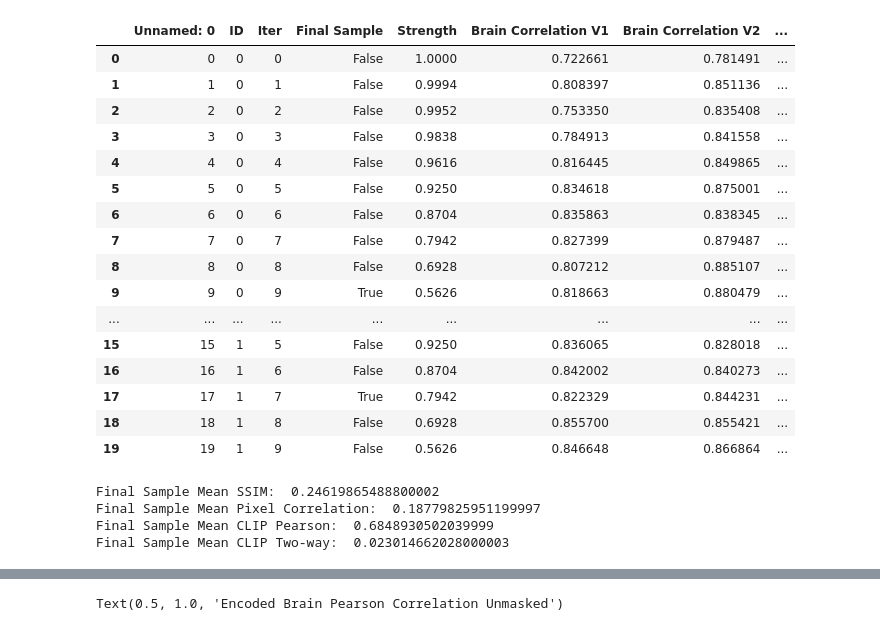
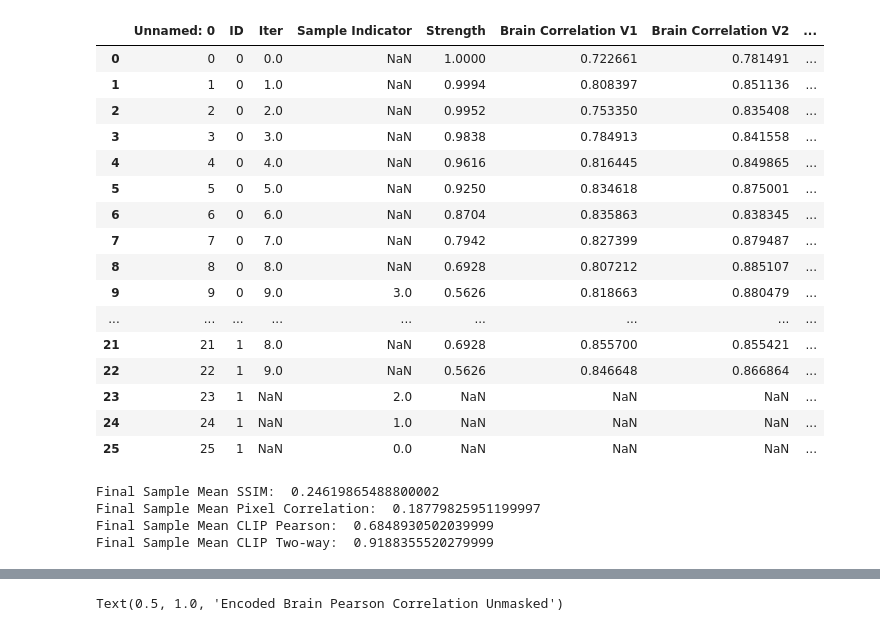
Before and after one commit to reesekneeland/Second-Sight, a Jupyter notebook: scripts/prepare_figures.ipynb, the cells around one changed output, grey strips where cells are left out. Drawn from its saved outputs; the diff is of its cells as text; code cells hidden in the pictures.

Commit message:
Updated dataframe

```diff
--- a/scripts/prepare_figures.ipynb
+++ b/scripts/prepare_figures.ipynb
@@ -15,27 +15,33 @@ import cv2
 # %%
 folder   = "SCS 10:250:5 HS nsd_general AE"
 log_path = "/export/raid1/home/kneel027/Second-Sight/logs/" + folder + "/statistics_df.csv"
 
 df = pd.read_csv(log_path)
-df.head(20)
+df.head(26)
+
+# Sample Indicator:
+#   0 --> Ground Truth
+#   1 --> Ground Truth CLIP
+#   2 --> Decoded CLIP Only
+#   3 --> Search Reconstruction
 # %% [output]
-|  | Unnamed: 0 | ID | Iter | Final Sample | Strength | Brain Correlation V1 | Brain Correlation V2 | ... |
-| 0 | 0 | 0 | 0 | False | 1.0000 | 0.722661 | 0.781491 | ... |
-| 1 | 1 | 0 | 1 | False | 0.9994 | 0.808397 | 0.851136 | ... |
-| 2 | 2 | 0 | 2 | False | 0.9952 | 0.753350 | 0.835408 | ... |
-| 3 | 3 | 0 | 3 | False | 0.9838 | 0.784913 | 0.841558 | ... |
-| 4 | 4 | 0 | 4 | False | 0.9616 | 0.816445 | 0.849865 | ... |
-| 5 | 5 | 0 | 5 | False | 0.9250 | 0.834618 | 0.875001 | ... |
-| 6 | 6 | 0 | 6 | False | 0.8704 | 0.835863 | 0.838345 | ... |
-| 7 | 7 | 0 | 7 | False | 0.7942 | 0.827399 | 0.879487 | ... |
-| 8 | 8 | 0 | 8 | False | 0.6928 | 0.807212 | 0.885107 | ... |
-| 9 | 9 | 0 | 9 | True | 0.5626 | 0.818663 | 0.880479 | ... |
+|  | Unnamed: 0 | ID | Iter | Sample Indicator | Strength | Brain Correlation V1 | Brain Correlation V2 | ... |
+| 0 | 0 | 0 | 0.0 | NaN | 1.0000 | 0.722661 | 0.781491 | ... |
+| 1 | 1 | 0 | 1.0 | NaN | 0.9994 | 0.808397 | 0.851136 | ... |
+| 2 | 2 | 0 | 2.0 | NaN | 0.9952 | 0.753350 | 0.835408 | ... |
+| 3 | 3 | 0 | 3.0 | NaN | 0.9838 | 0.784913 | 0.841558 | ... |
+| 4 | 4 | 0 | 4.0 | NaN | 0.9616 | 0.816445 | 0.849865 | ... |
+| 5 | 5 | 0 | 5.0 | NaN | 0.9250 | 0.834618 | 0.875001 | ... |
+| 6 | 6 | 0 | 6.0 | NaN | 0.8704 | 0.835863 | 0.838345 | ... |
+| 7 | 7 | 0 | 7.0 | NaN | 0.7942 | 0.827399 | 0.879487 | ... |
+| 8 | 8 | 0 | 8.0 | NaN | 0.6928 | 0.807212 | 0.885107 | ... |
+| 9 | 9 | 0 | 9.0 | 3.0 | 0.5626 | 0.818663 | 0.880479 | ... |
 | ... | ... | ... | ... | ... | ... | ... | ... | ... |
-| 15 | 15 | 1 | 5 | False | 0.9250 | 0.836065 | 0.828018 | ... |
-| 16 | 16 | 1 | 6 | False | 0.8704 | 0.842002 | 0.840273 | ... |
-| 17 | 17 | 1 | 7 | True | 0.7942 | 0.822329 | 0.844231 | ... |
-| 18 | 18 | 1 | 8 | False | 0.6928 | 0.855700 | 0.855421 | ... |
-| 19 | 19 | 1 | 9 | False | 0.5626 | 0.846648 | 0.866864 | ... |
+| 21 | 21 | 1 | 8.0 | NaN | 0.6928 | 0.855700 | 0.855421 | ... |
+| 22 | 22 | 1 | 9.0 | NaN | 0.5626 | 0.846648 | 0.866864 | ... |
+| 23 | 23 | 1 | NaN | 2.0 | NaN | NaN | NaN | ... |
+| 24 | 24 | 1 | NaN | 1.0 | NaN | NaN | NaN | ... |
+| 25 | 25 | 1 | NaN | 0.0 | NaN | NaN | NaN | ... |
 # %%
 # Statistical Analysis
 
@@ -47,7 +53,7 @@ df.head(20)
 #  Brain-Diffuser   |   .254   |  .356  | 91.5% |
 
 
-df_final_samples = df.loc[(df['Final Sample'] == True)]
+df_final_samples = df.loc[(df['Sample Indicator'] == 3.0)]
 
 print("Final Sample Mean SSIM: ", df_final_samples['SSIM'].mean())
 
@@ -60,7 +66,7 @@ print("Final Sample Mean CLIP Two-way: ", df_final_samples['CLIP Two-way'].mean(
 Final Sample Mean SSIM:  0.24619865488800002
 Final Sample Mean Pixel Correlation:  0.18779825951199997
 Final Sample Mean CLIP Pearson:  0.6848930502039999
-Final Sample Mean CLIP Two-way:  0.023014662028000003
+Final Sample Mean CLIP Two-way:  0.9188355520279999
 # %%
 # Average Iteration Brain Region Plot
 
```
Also changed, not shown: parts of 1 cell of this notebook, 1 other file.
